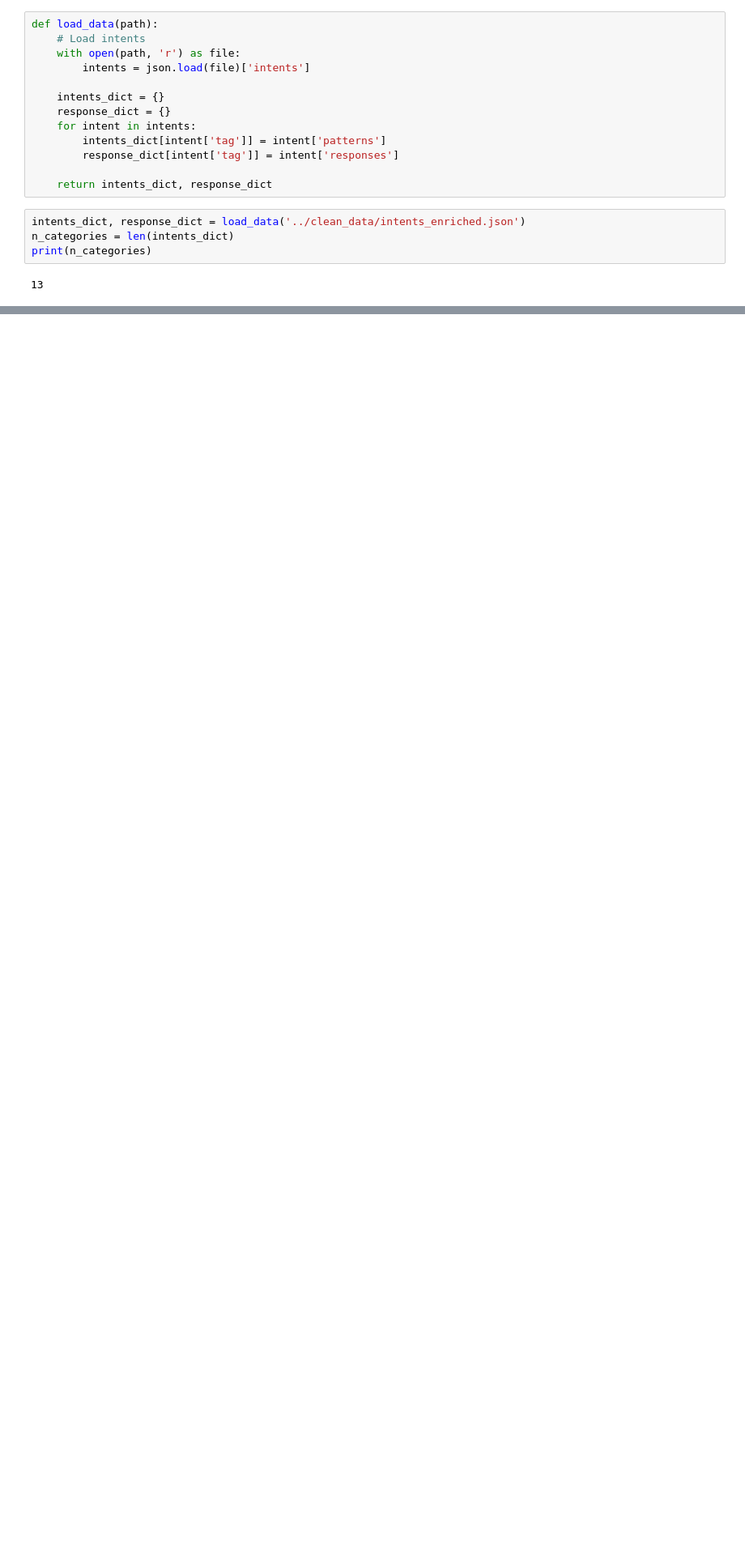
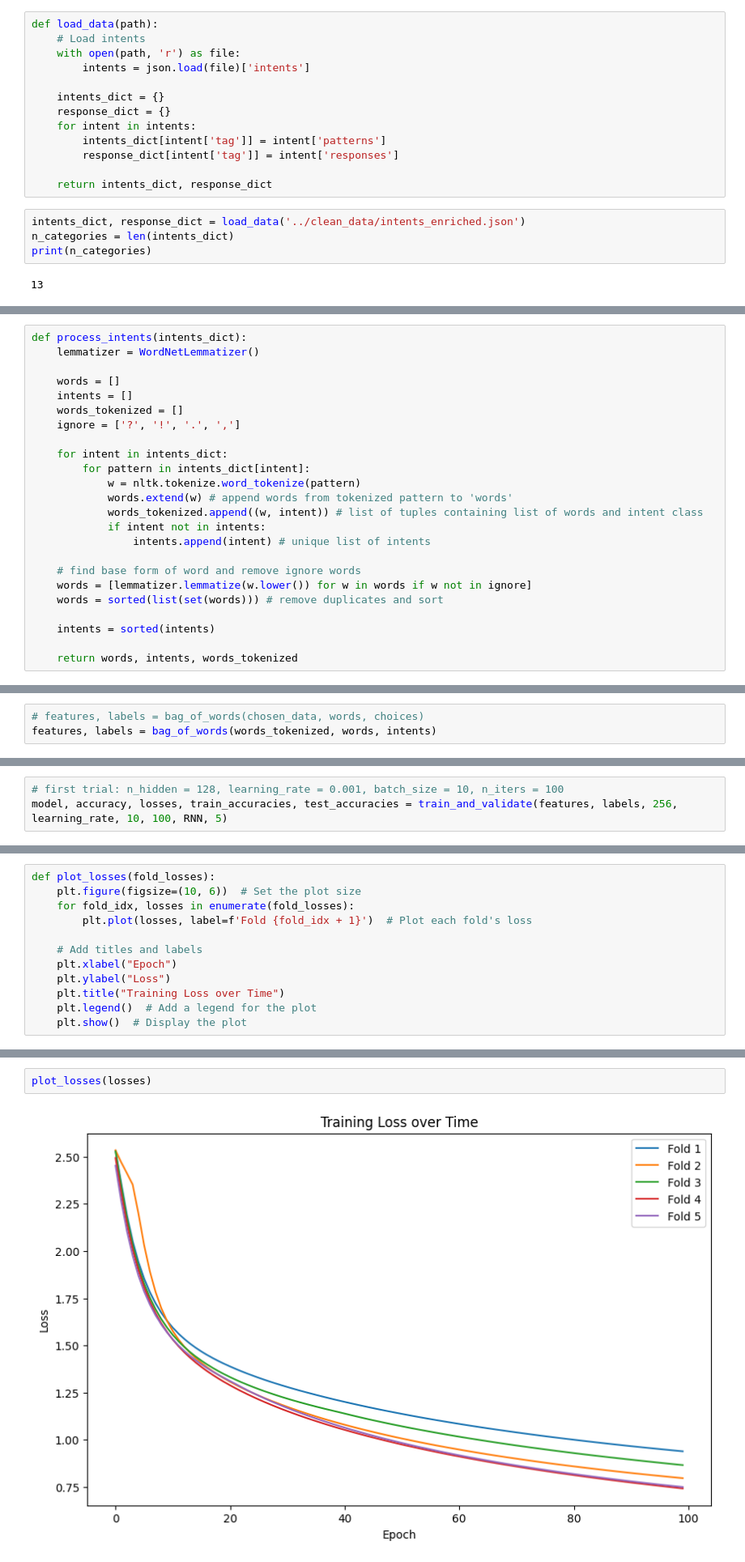
Before and after one commit to Riley94/Chatbot, a Jupyter notebook: src/intents_classification.ipynb, the cells around one changed output, grey strips where cells are left out. Shown: that part at 81% size. Drawn from its saved outputs; the diff is of its cells as text; blank space fills up the shorter version.

```diff
--- a/src/intents_classification.ipynb
+++ b/src/intents_classification.ipynb
@@ -443,0 +33,24 @@ torch.save(rnn, '../clean_data/models/intents_classifier.pth')
+# %%
+def process_intents(intents_dict):
+    lemmatizer = WordNetLemmatizer()
+
+    words = []
+    intents = []
+    words_tokenized = []
+    ignore = ['?', '!', '.', ',']
+
+    for intent in intents_dict:
+        for pattern in intents_dict[intent]:
+            w = nltk.tokenize.word_tokenize(pattern)
+            words.extend(w) # append words from tokenized pattern to 'words'
+            words_tokenized.append((w, intent)) # list of tuples containing list of words and intent class
+            if intent not in intents:
+                intents.append(intent) # unique list of intents
+
+    # find base form of word and remove ignore words
+    words = [lemmatizer.lemmatize(w.lower()) for w in words if w not in ignore]
+    words = sorted(list(set(words))) # remove duplicates and sort
+
+    intents = sorted(intents)
+
+    return words, intents, words_tokenized
@@ -443,0 +101,3 @@ torch.save(rnn, '../clean_data/models/intents_classifier.pth')
+# %%
+# features, labels = bag_of_words(chosen_data, words, choices)
+features, labels = bag_of_words(words_tokenized, words, intents)
@@ -443,0 +300,3 @@ torch.save(rnn, '../clean_data/models/intents_classifier.pth')
+# %%
+# first trial: n_hidden = 128, learning_rate = 0.001, batch_size = 10, n_iters = 100
+model, accuracy, losses, train_accuracies, test_accuracies = train_and_validate(features, labels, 256, learning_rate, 10, 100, RNN, 5)
@@ -443,0 +363,12 @@ torch.save(rnn, '../clean_data/models/intents_classifier.pth')
+# %%
+def plot_losses(fold_losses):
+    plt.figure(figsize=(10, 6))  # Set the plot size
+    for fold_idx, losses in enumerate(fold_losses):
+        plt.plot(losses, label=f'Fold {fold_idx + 1}')  # Plot each fold's loss
+
+    # Add titles and labels
+    plt.xlabel("Epoch")
+    plt.ylabel("Loss")
+    plt.title("Training Loss over Time")
+    plt.legend()  # Add a legend for the plot
+    plt.show()  # Display the plot
@@ -443,0 +425,4 @@ torch.save(rnn, '../clean_data/models/intents_classifier.pth')
+# %%
+plot_losses(losses)
+# %% [output]
+[figure, added]
```
Also changed, not shown: parts of 58 cells of this notebook.
